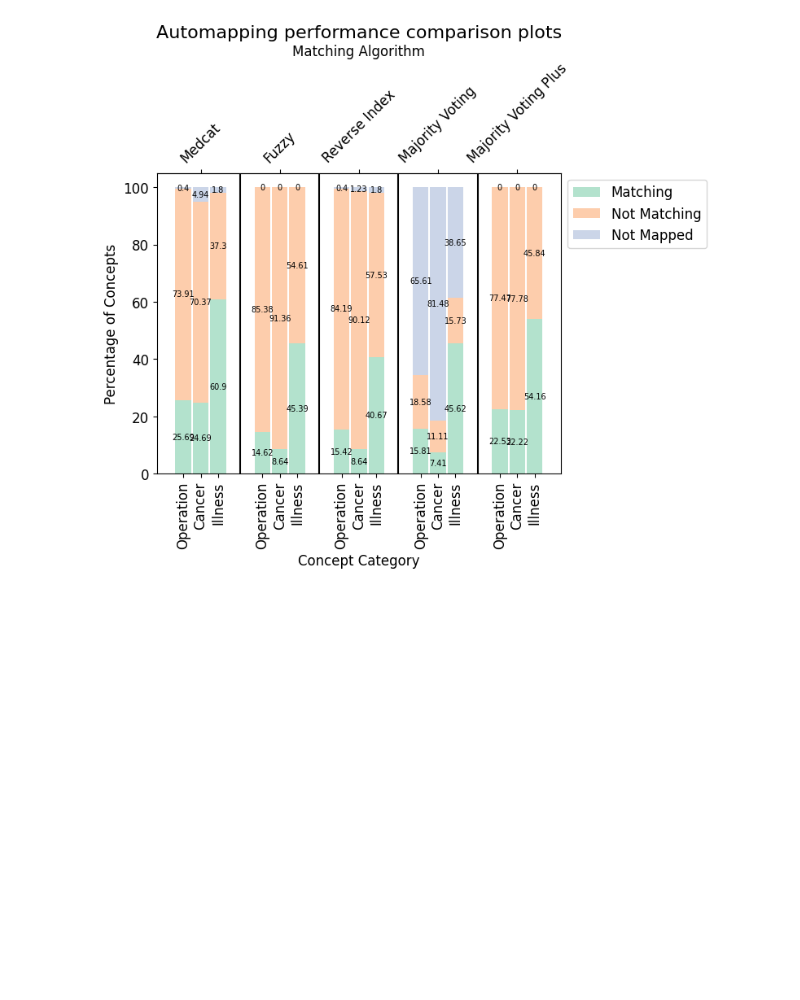
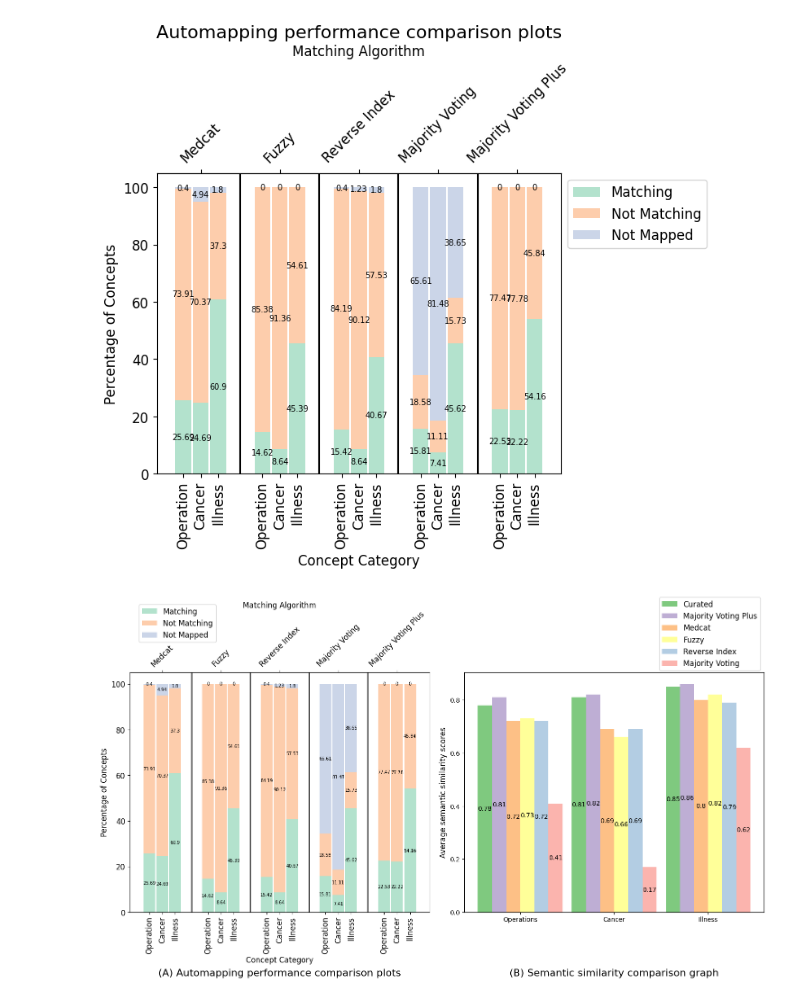
Before and after one commit to ryashpal/EHRQC, a Jupyter notebook: notebooks/python/concept_mapping/medcat_snomed.ipynb, the cells around one changed output. Saved outputs shown, nothing was run; the diff lists cells and outputs as text; code cells hidden in the pictures; blank space fills up the shorter version.

```diff
--- a/notebooks/python/concept_mapping/medcat_snomed.ipynb
+++ b/notebooks/python/concept_mapping/medcat_snomed.ipynb
@@ -1042,3 +1042,81 @@ plt.legend(bbox_to_anchor=(1, 1), fontsize=12)
 plt.show()
 # %% [output]
 [figure]
+# %%
+import matplotlib.pyplot as plt
+import numpy as np
+
+
+labels = ['Medcat', 'Fuzzy', 'Reverse Index', 'Majority Voting', 'Majority Voting Plus']
+
+fig, (ax1, ax2) = plt.subplots(1, 2, figsize=(15, 10), tight_layout=True)
+ax1_t = ax1.secondary_xaxis('top')
+
+# make bar plots
+illness_matching_bar = ax1.bar(illness_bar_positions, illness_matching, bar_width, color='#b3e2cd', label='Matching')
+illness_not_matching_bar = ax1.bar(illness_bar_positions, illness_not_matching, bar_width, color='#fdcdac', bottom=illness_matching, label='Not Matching')
+illness_not_mapped_bar = ax1.bar(illness_bar_positions, illness_not_mapped, bar_width, color='#cbd5e8', bottom=illness_matching + illness_not_matching, label='Not Mapped')
+cancer_matching_bar = ax1.bar(cancer_bar_positions, cancer_matching, bar_width, color='#b3e2cd')
+cancer_not_matching_bar = ax1.bar(cancer_bar_positions, cancer_not_matching, bar_width, color='#fdcdac', bottom=cancer_matching)
+cancer_not_mapped_bar = ax1.bar(cancer_bar_positions, cancer_not_mapped, bar_width, color='#cbd5e8', bottom=cancer_matching + cancer_not_matching)
+operations_matching_bar = ax1.bar(operations_bar_positions, operations_matching, bar_width, color='#b3e2cd')
+operations_not_matching_bar = ax1.bar(operations_bar_positions, operations_not_matching, bar_width, color='#fdcdac', bottom=operations_matching)
+operations_not_mapped_bar = ax1.bar(operations_bar_positions, operations_not_mapped, bar_width, color='#cbd5e8', bottom=operations_matching + operations_not_matching)
+
+ax1.bar_label(illness_matching_bar, label_type='center', fontsize=7)
+ax1.bar_label(illness_not_matching_bar, label_type='center', fontsize=7)
+ax1.bar_label(illness_not_mapped_bar, label_type='center', fontsize=7)
+ax1.bar_label(cancer_matching_bar, label_type='center', fontsize=7)
+ax1.bar_label(cancer_not_matching_bar, label_type='center', fontsize=7)
+ax1.bar_label(cancer_not_mapped_bar, label_type='center', fontsize=7)
+ax1.bar_label(operations_matching_bar, label_type='center', fontsize=7)
+ax1.bar_label(operations_not_matching_bar, label_type='center', fontsize=7)
+ax1.bar_label(operations_not_mapped_bar, label_type='center', fontsize=7)
+
+ax1.axvline(x = 0.5, color='k')
+ax1.axvline(x = 1.5, color='k')
+ax1.axvline(x = 2.5, color='k')
+ax1.axvline(x = 3.5, color='k')
+
+ax1.set_xticks(np.append(np.append(operations_bar_positions, cancer_bar_positions), illness_bar_positions), labels=(['Operation'] * 5 + ['Cancer'] * 5 + ['Illness'] * 5), rotation=90, fontsize=12)
+ax1_t.set_xticks(cancer_bar_positions, labels=labels, rotation=45, fontsize=12)
+ax1_t.set_xlabel('Matching Algorithm', fontsize=12)
+ax1.set_ylabel('Percentage of Concepts', fontsize=12)
+ax1.set_xlabel('Concept Category', fontsize=12)
+ax1.set_title('(A) Automapping performance comparison plots', fontsize=16, y=-0.2, pad=-25)
+ax1.xaxis.set_tick_params(labelsize=12)
+ax1.yaxis.set_tick_params(labelsize=12)
+ax1.legend(bbox_to_anchor=(0.3, 1.3), fontsize=12)
+
+labels = ['Operations', 'Cancer', 'Illness']
+
+rects1 = ax2.bar(x - (5/2) * width, avg_curated_sss, width, label='Curated', color='#7fc97f')
+rects2 = ax2.bar(x - (3/2) * width, avg_majority_voting_plus_sss, width, label='Majority Voting Plus', color='#beaed4')
+rects3 = ax2.bar(x - (1/2) * width, avg_medcat_sss, width, label='Medcat', color='#fdc086')
+rects4 = ax2.bar(x + (1/2) * width, avg_fuzzy_sss, width, label='Fuzzy', color='#ffff99')
+rects5 = ax2.bar(x + (3/2) * width, avg_reverse_index_sss, width, label='Reverse Index', color='#b3cde3')
+rects6 = ax2.bar(x + (5/2) * width, avg_majority_voting_sss, width, label='Majority Voting', color='#fbb4ae')
+
+# Add some text for labels, title and custom x-axis tick labels, etc.
+ax2.set_ylabel('Average semantic similarity scores', fontsize=12)
+ax2.set_title('(B) Semantic similarity comparison graph', fontsize=16, y=-0.2, pad=-25)
+ax2.set_xticks(x, labels)
+ax2.legend(bbox_to_anchor=(1, 1.33), fontsize=12)
+
+
+ax2.bar_label(rects1, label_type='center', fontsize=10)
+ax2.bar_label(rects2, label_type='center', fontsize=10)
+ax2.bar_label(rects3, label_type='center', fontsize=10)
+ax2.bar_label(rects4, label_type='center', fontsize=10)
+ax2.bar_label(rects5, label_type='center', fontsize=10)
+ax2.bar_label(rects6, label_type='center', fontsize=10)
+
+# ax2.tight_layout()
+
+# l1 = ax1.get_legend()
+# l2 = ax2.get_legend()
+# ax1.legend(l1+l2, loc=2, bbox_to_anchor=(1, 1.33))
+
+plt.show()
+# %% [output]
+[figure, added]
```
